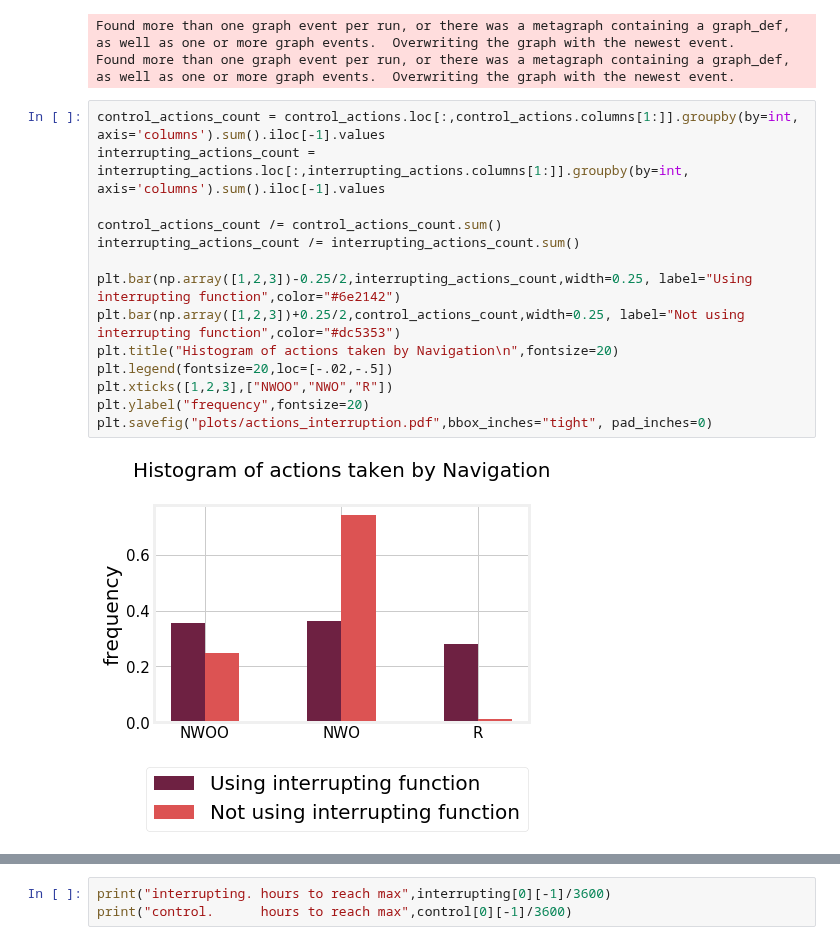
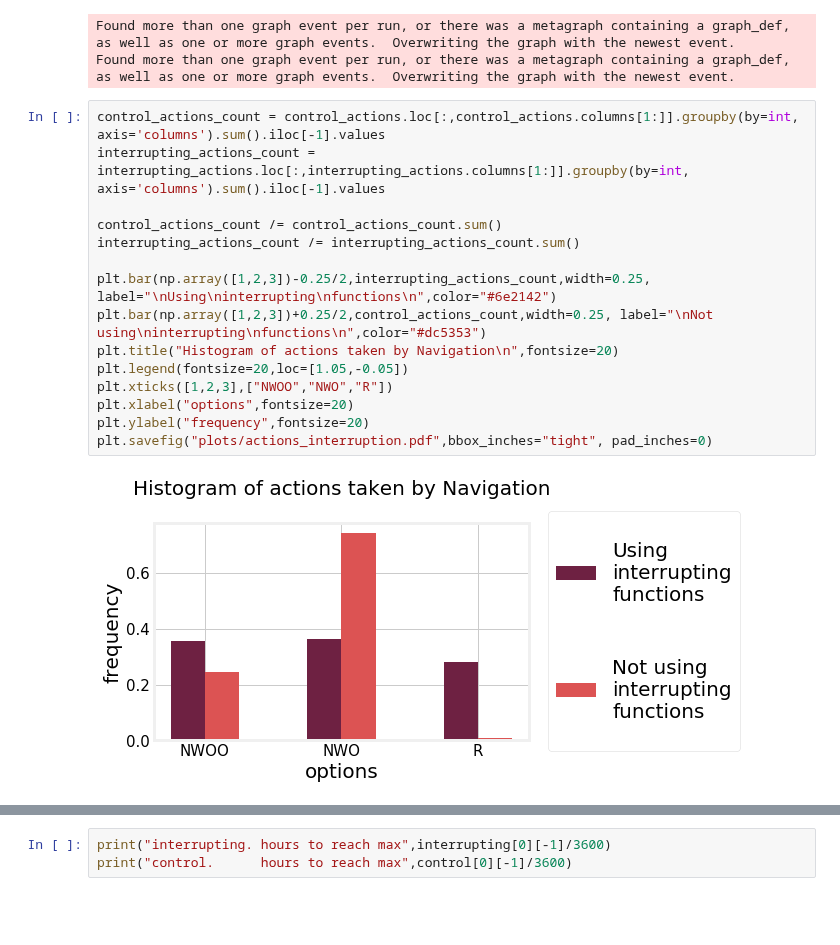
Before and after one commit to NotAnyMike/HRL, a Jupyter notebook: notebooks/Plots.ipynb, the cells around one changed output, grey strips where cells are left out. Cells and saved outputs as stored; diff of their text form; blank space fills up the shorter version.

Commit message:
adding changes to origin and updating plots

```diff
--- a/notebooks/Plots.ipynb
+++ b/notebooks/Plots.ipynb
@@ -994,19 +994,20 @@ Found more than one graph event per run, or there was a metagraph containing a g
 # %%
 control_actions_count = control_actions.loc[:,control_actions.columns[1:]].groupby(by=int, axis='columns').sum().iloc[-1].values
 interrupting_actions_count = interrupting_actions.loc[:,interrupting_actions.columns[1:]].groupby(by=int, axis='columns').sum().iloc[-1].values
 
 control_actions_count /= control_actions_count.sum()
 interrupting_actions_count /= interrupting_actions_count.sum()
 
-plt.bar(np.array([1,2,3])-0.25/2,interrupting_actions_count,width=0.25, label="Using interrupting function",color="#6e2142")
-plt.bar(np.array([1,2,3])+0.25/2,control_actions_count,width=0.25, label="Not using interrupting function",color="#dc5353")
+plt.bar(np.array([1,2,3])-0.25/2,interrupting_actions_count,width=0.25, label="\nUsing\ninterrupting\nfunctions\n",color="#6e2142")
+plt.bar(np.array([1,2,3])+0.25/2,control_actions_count,width=0.25, label="\nNot using\ninterrupting\nfunctions\n",color="#dc5353")
 plt.title("Histogram of actions taken by Navigation\n",fontsize=20)
-plt.legend(fontsize=20,loc=[-.02,-.5])
+plt.legend(fontsize=20,loc=[1.05,-0.05])
 plt.xticks([1,2,3],["NWOO","NWO","R"])
+plt.xlabel("options",fontsize=20)
 plt.ylabel("frequency",fontsize=20)
 plt.savefig("plots/actions_interruption.pdf",bbox_inches="tight", pad_inches=0)
 # %% [output]
-[figure, old version]
+[figure, new version]
 # %%
 plt.plot(interrupting[1],interrupting[2],color="#6e2142",label="Using interrupting function")
 plt.plot(control[1],control[2],color="#dc5353",label="Not Using interrupting function")
```
Also changed, not shown: parts of 1 cell of this notebook, 5 other files.
